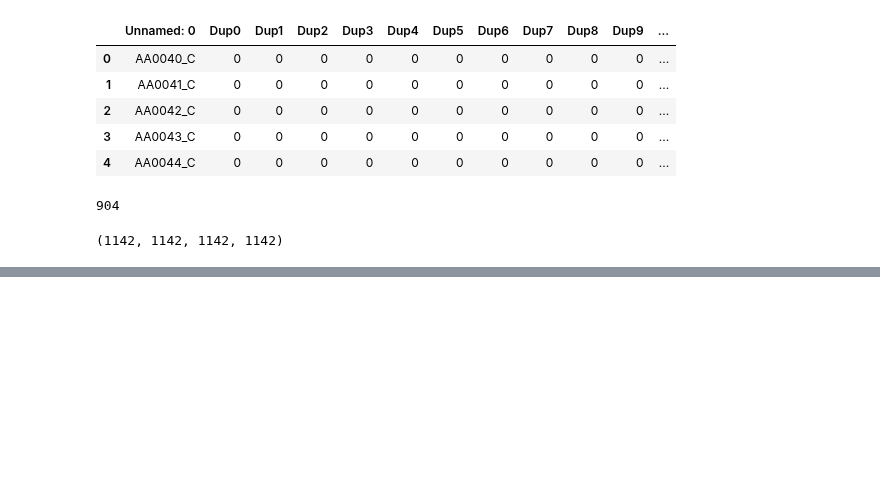
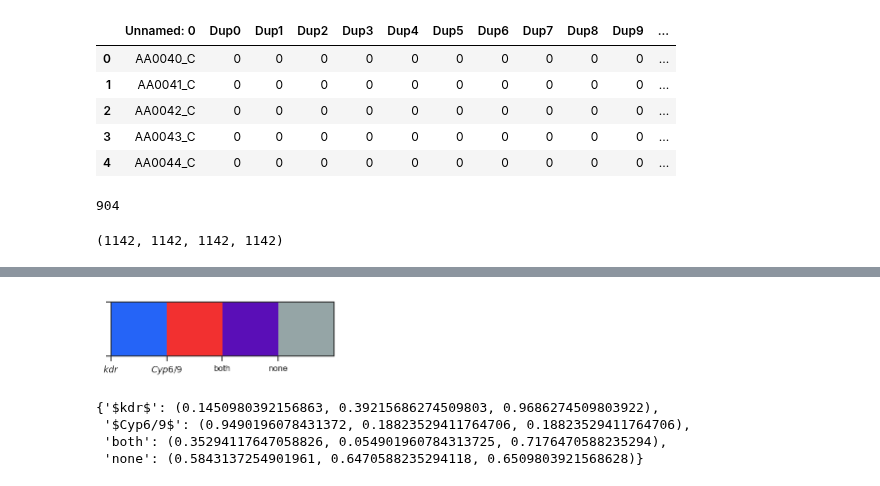
Before and after one commit to alimanfoo/ag1000g-phase2-data-paper, a Jupyter notebook: notebooks/figure_insecticide_resistance.ipynb, the cells around one changed output, grey strips where cells are left out. Saved outputs shown, nothing was run; the diff lists cells and outputs as text; code cells hidden in the pictures; blank space fills up the shorter version.

```diff
--- a/notebooks/figure_insecticide_resistance.ipynb
+++ b/notebooks/figure_insecticide_resistance.ipynb
@@ -500,16 +537,23 @@ df
 # %%
-sp_lab = ['s', 'm', 'u']
-sp_nm = ['$Anopheles$ $gambiae$', '$Anopheles$ $coluzzii$', 'unknown']
+ir_lab = ['kdr', 'cyp', 'both', 'none']
+ir_nm = ['$kdr$', '$Cyp6/9$', 'both', 'none']
 #palette
-flat = ["#3498db", "#e74c3c", "#95a5a6"]
-palette = sns.color_palette(flat, n_colors=len(sp_nm))
+flat = ["#2564f7", "#f23030", "#5a0eb7", "#95a5a6"]
+palette = sns.color_palette(flat, n_colors=len(ir_nm))
 # add a colour for other_resistant
 sns.palplot(palette)
-plt.gca().set_xticklabels(sp_nm);
+plt.gca().set_xticklabels(ir_nm);
+# %% [output]
+[figure, added]
 # %%
 # for legend
-sp_colors = {l: c for l, c in zip(sp_nm, palette)}
-sp_colors
+ir_colors = {l: c for l, c in zip(ir_nm, palette)}
+ir_colors
+# %% [output]
+{'$kdr$': (0.1450980392156863, 0.39215686274509803, 0.9686274509803922),
+ '$Cyp6/9$': (0.9490196078431372, 0.18823529411764706, 0.18823529411764706),
+ 'both': (0.35294117647058826, 0.054901960784313725, 0.7176470588235294),
+ 'none': (0.5843137254901961, 0.6470588235294118, 0.6509803921568628)}
 # %%
 def plot_shiny_map(fn=None, dpi=150):
     subplot_kw = dict(projection=crs_lonlat)
```
Also changed, not shown: parts of 8 cells of this notebook, 1 other file.
